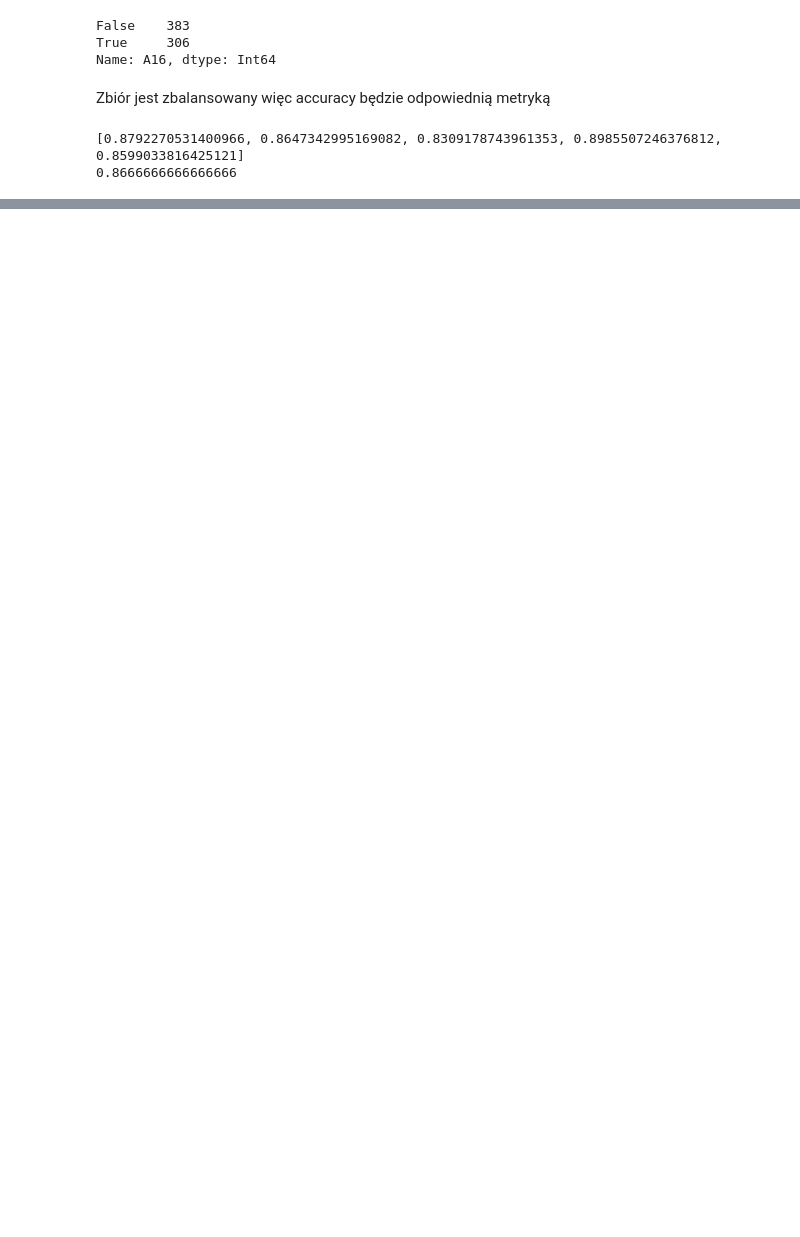
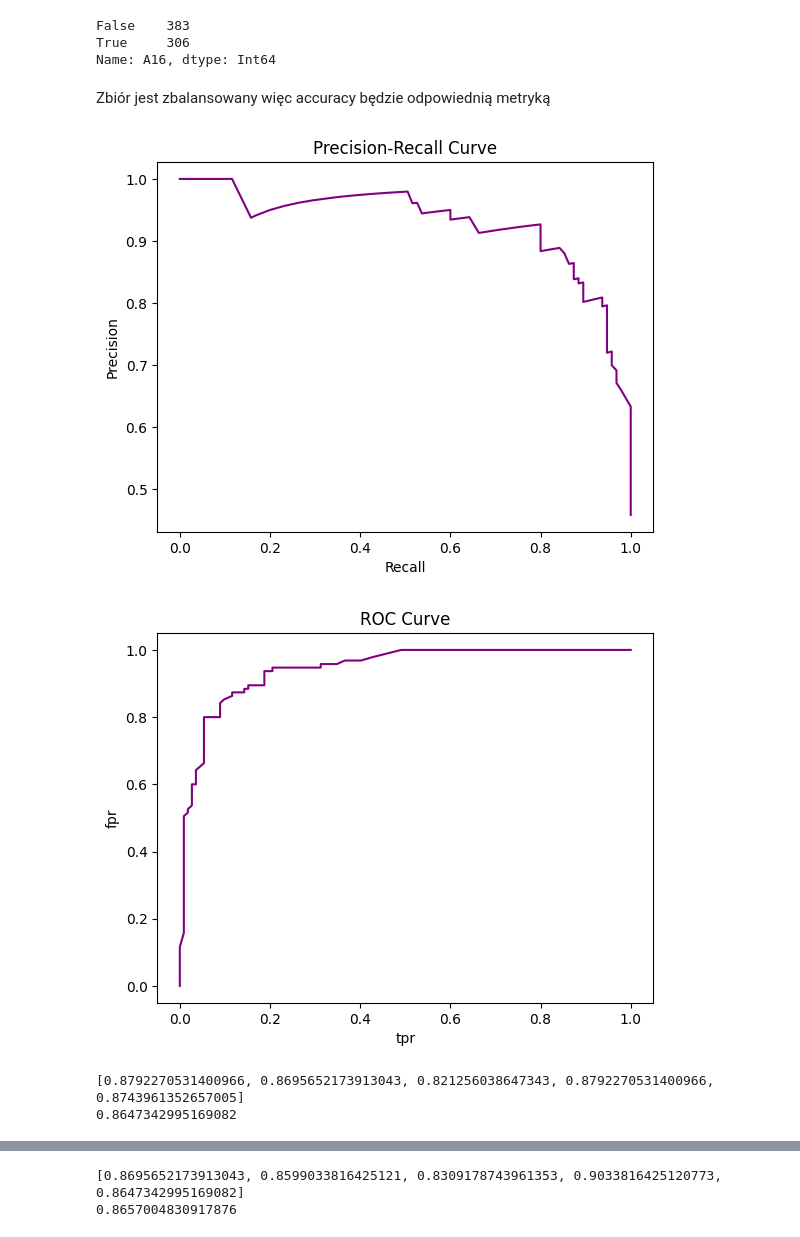
Before and after one commit to bblachut/PUM, a Jupyter notebook: lab1/lab1.ipynb, the cells around one changed output, grey strips where cells are left out. Drawn from its saved outputs; the diff is of its cells as text; code cells hidden in the pictures; blank space fills up the shorter version.

```diff
--- a/lab1/lab1.ipynb
+++ b/lab1/lab1.ipynb
@@ -138,3 +135,9 @@ def normalize(train, test):
+# %%
+def standardize(train, test):
+  scaler = StandardScaler()
+  train = pd.DataFrame(scaler.fit_transform(train), columns=train.columns)
+  test = pd.DataFrame(scaler.transform(test), columns=test.columns)
+  return train, test
 # %%
 df['A16'].value_counts()
 # %% [output]
@@ -143,4 +146,28 @@ True     306
 Name: A16, dtype: Int64
 # %% [markdown]
 Zbiór jest zbalansowany więc accuracy będzie odpowiednią metryką
+# %%
+def precision_recall(y_test, y_score):
+  precision, recall, thresholds = precision_recall_curve(y_test, y_score)
+
+  fig, ax = plt.subplots()
+  ax.plot(recall, precision, color='purple')
+
+  ax.set_title('Precision-Recall Curve')
+  ax.set_ylabel('Precision')
+  ax.set_xlabel('Recall')
+
+  plt.show()
+# %%
+def roc(y_test, y_score):
+  fpr, tpr, thresholds = roc_curve(y_test, y_score)
+
+  fig, ax = plt.subplots()
+  ax.plot(fpr, tpr, color='purple')
+
+  ax.set_title('ROC Curve')
+  ax.set_ylabel('fpr')
+  ax.set_xlabel('tpr')
+
+  plt.show()
 # %%
@@ -167,10 +202,15 @@ def cross_validation(model, df):
 # %%
 df = pd.read_csv('crx.data', names=col_names, header=0)
 rf = RandomForestClassifier()
 
 scores = cross_validation(rf, df)
-print(scores)
-print(np.average(scores))
+
+df = pd.read_csv('crx.data', names=col_names, header=0)
+rf = RandomForestClassifier()
+
+scores = cross_validation(rf, df, 2)
 # %% [output]
+[figure, added]
+[figure, added]
-[0.8792270531400966, 0.8647342995169082, 0.8309178743961353, 0.8985507246376812, 0.8599033816425121]
-0.8666666666666666
+[0.8792270531400966, 0.8695652173913043, 0.821256038647343, 0.8792270531400966, 0.8743961352657005]
+0.8647342995169082
@@ -177,3 +219,5 @@ print(np.average(scores))
+[0.8695652173913043, 0.8599033816425121, 0.8309178743961353, 0.9033816425120773, 0.8647342995169082]
+0.8657004830917876
 # %%
 df = pd.read_csv('crx.data', names=col_names, header=0)
 knn = KNeighborsClassifier()
```
Also changed, not shown: parts of 9 cells of this notebook.
